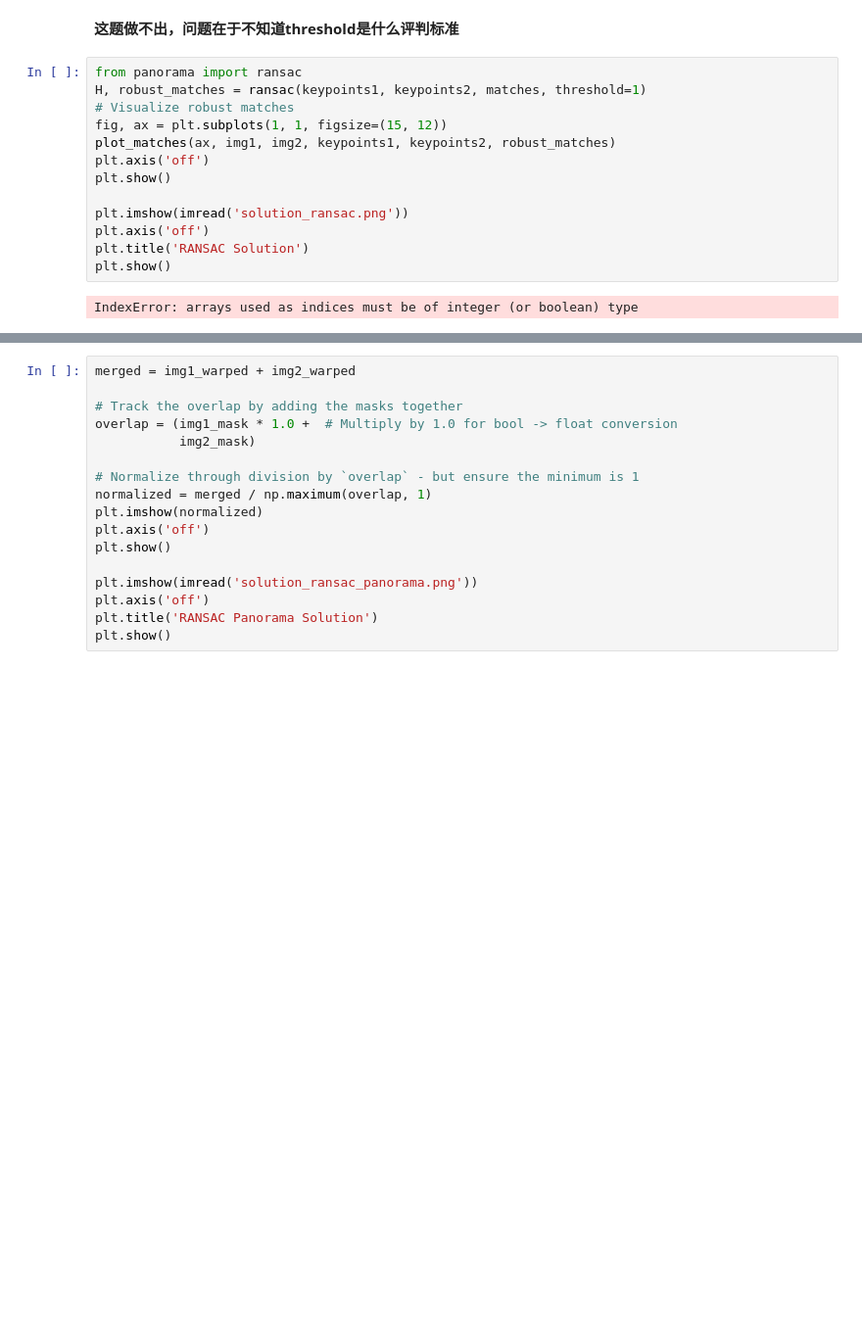
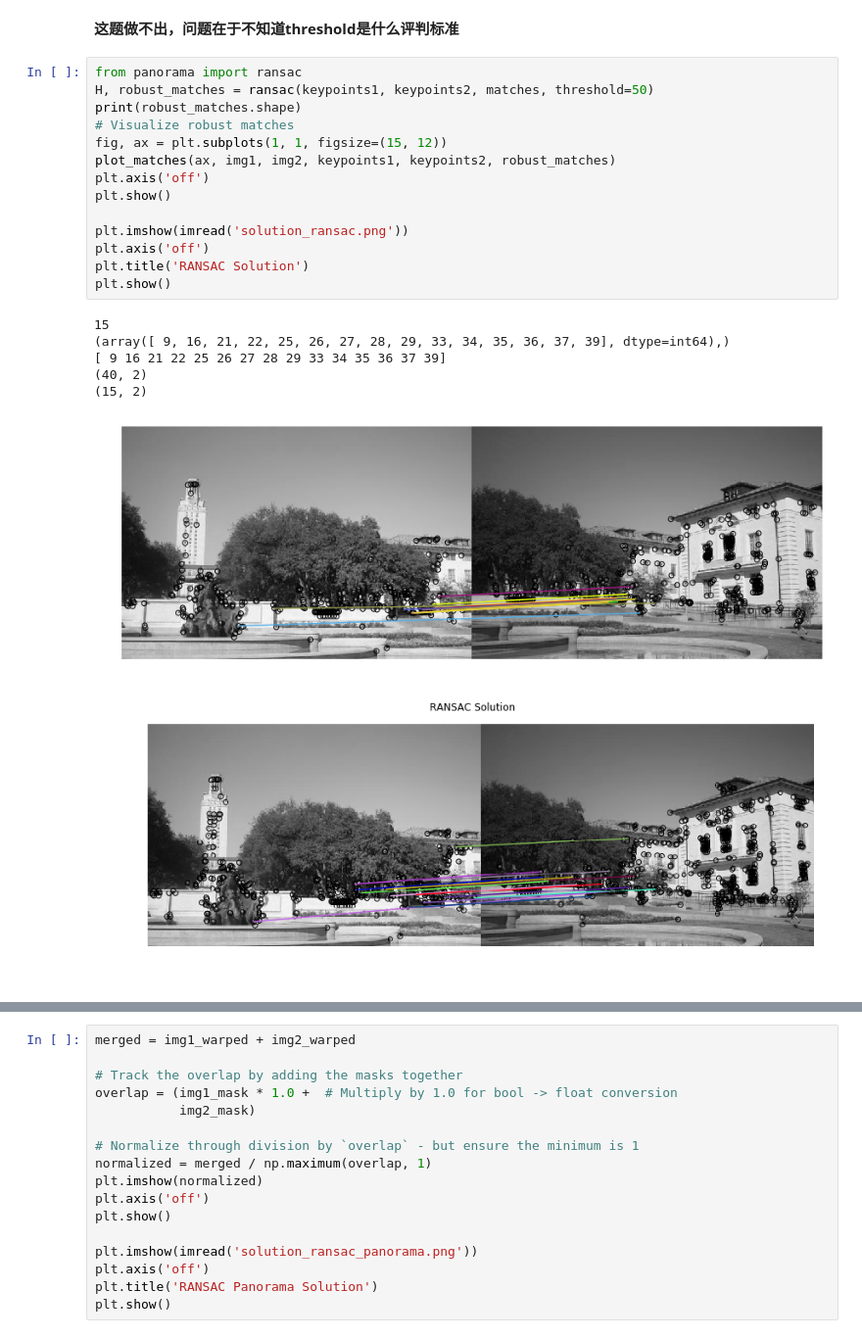
Before and after one commit to sunshiding/CS131, a Jupyter notebook: Homework3/hw3.ipynb, the cells around one changed output, grey strips where cells are left out. Shown at 98% size. Cells and saved outputs as stored; diff of their text form; blank space fills up the shorter version.

Commit message:
Homework3 Ransac的部分实现了，但是不知道为啥自带的拼接方案出现问题，没能够正确显示，后面仔细研究一下

```diff
--- a/Homework3/hw3.ipynb
+++ b/Homework3/hw3.ipynb
@@ -290,19 +290,26 @@ Implement **`ransac`** in `panorama.py`, run through the following code to get a
 **这题做不出，问题在于不知道threshold是什么评判标准**
 # %%
 from panorama import ransac
-H, robust_matches = ransac(keypoints1, keypoints2, matches, threshold=1)
+H, robust_matches = ransac(keypoints1, keypoints2, matches, threshold=50)
+print(robust_matches.shape)
 # Visualize robust matches
 fig, ax = plt.subplots(1, 1, figsize=(15, 12))
 plot_matches(ax, img1, img2, keypoints1, keypoints2, robust_matches)
 plt.axis('off')
 plt.show()
 
 plt.imshow(imread('solution_ransac.png'))
 plt.axis('off')
 plt.title('RANSAC Solution')
 plt.show()
 # %% [output]
-IndexError: arrays used as indices must be of integer (or boolean) type
+15
+(array([ 9, 16, 21, 22, 25, 26, 27, 28, 29, 33, 34, 35, 36, 37, 39], dtype=int64),)
+[ 9 16 21 22 25 26 27 28 29 33 34 35 36 37 39]
+(40, 2)
+(15, 2)
+[figure, added]
+[figure, added]
 # %%
 output_shape, offset = get_output_space(img1, [img2], [H])
 
```
Also changed, not shown: parts of 4 cells of this notebook, 1 other file.
